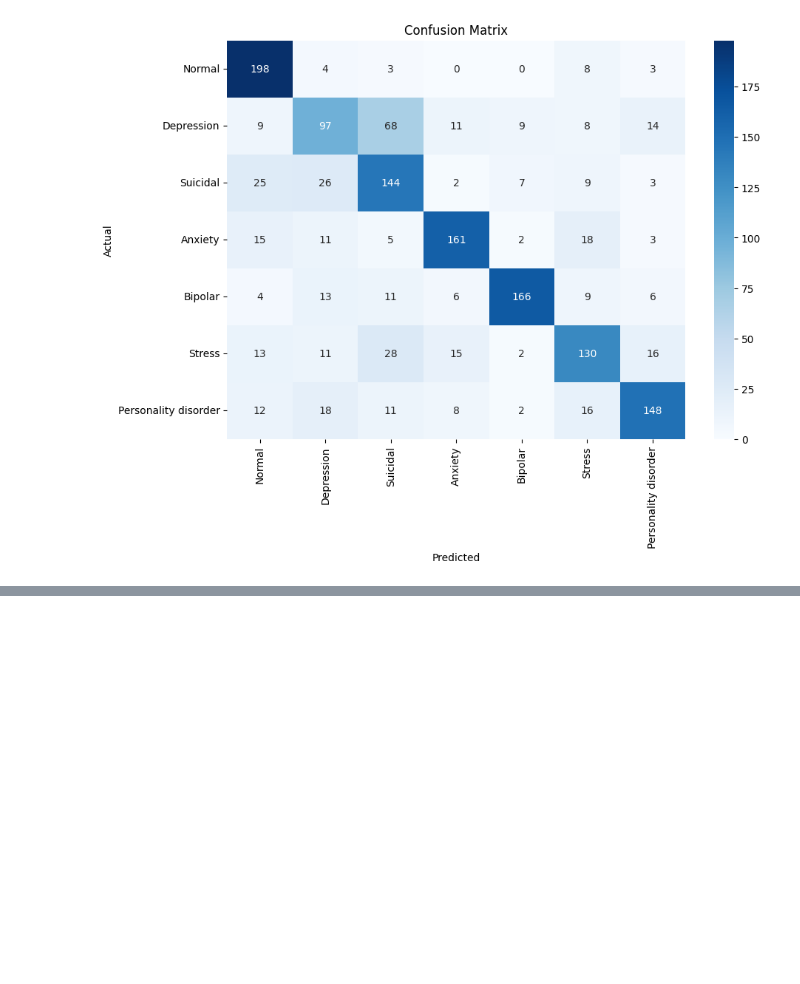
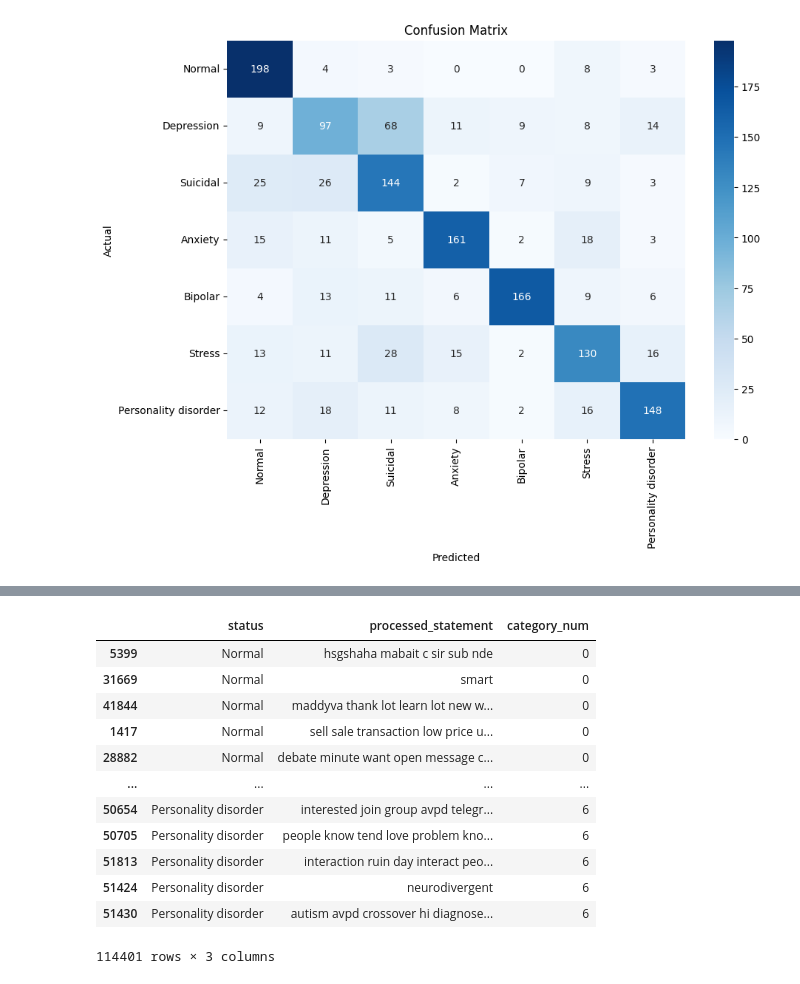
Before and after one commit to Hecramco/NLP_Projects, a Jupyter notebook: notebooks/NLP_Sentiment_Mental_health.ipynb, the cells around one changed output, grey strips where cells are left out. Cells and saved outputs as stored; diff of their text form; code cells hidden in the pictures; blank space fills up the shorter version.

```diff
--- a/notebooks/NLP_Sentiment_Mental_health.ipynb
+++ b/notebooks/NLP_Sentiment_Mental_health.ipynb
@@ -496,0 +516,3 @@ Personality disorder       0.77      0.69      0.73       215
+# %%
+normal_amount = df_mh[df_mh['status']=='Normal']
+int(normal_amount['statement'].count())
@@ -496,0 +521,10 @@ Personality disorder       0.77      0.69      0.73       215
+# %%
+seed = 200
+max_samples= int(normal_amount['statement'].count())
+df_normal_over       = df_mh[df_mh.status == 'Normal'].sample(max_samples,random_state=seed)
+df_depression_over   = df_mh[df_mh.status == 'Depression'].sample(max_samples,random_state=seed, replace=True)
+df_suicidal_over     = df_mh[df_mh.status == 'Suicidal'].sample(max_samples,random_state=seed, replace=True)
+df_anxiaety_over     = df_mh[df_mh.status == 'Anxiety'].sample(max_samples,random_state=seed, replace=True)
+df_bipolar_over      = df_mh[df_mh.status == 'Bipolar'].sample(max_samples,random_state=seed, replace=True)
+df_stress_over       = df_mh[df_mh.status == 'Stress'].sample(max_samples,random_state=seed, replace=True)
+df_per_dis_over      = df_mh[df_mh.status == 'Personality disorder'].sample(max_samples,random_state=seed, replace=True)
@@ -496,0 +566,25 @@ Personality disorder       0.77      0.69      0.73       215
+# %%
+ovs_df_mh.drop(columns=['statement'],inplace=True)
+target = {"Normal"                :0,
+           "Depression"           :1,
+           "Suicidal"             :2,
+           "Anxiety"              :3,
+           "Bipolar"              :4,
+           "Stress"               :5,
+           "Personality disorder" :6}
+ovs_df_mh['category_num'] = ovs_df_mh.status.map(target)
+ovs_df_mh
+# %% [output]
+|  | status | processed_statement | category_num |
+| 5399 | Normal | hsgshaha mabait c sir sub nde | 0 |
+| 31669 | Normal | smart | 0 |
+| 41844 | Normal | maddyva thank lot learn lot new w... | 0 |
+| 1417 | Normal | sell sale transaction low price u... | 0 |
+| 28882 | Normal | debate minute want open message c... | 0 |
+| ... | ... | ... | ... |
+| 50654 | Personality disorder | interested join group avpd telegr... | 6 |
+| 50705 | Personality disorder | people know tend love problem kno... | 6 |
+| 51813 | Personality disorder | interaction ruin day interact peo... | 6 |
+| 51424 | Personality disorder | neurodivergent | 6 |
+| 51430 | Personality disorder | autism avpd crossover hi diagnose... | 6 |
+114401 rows × 3 columns
```
Also changed, not shown: parts of 21 cells of this notebook.
